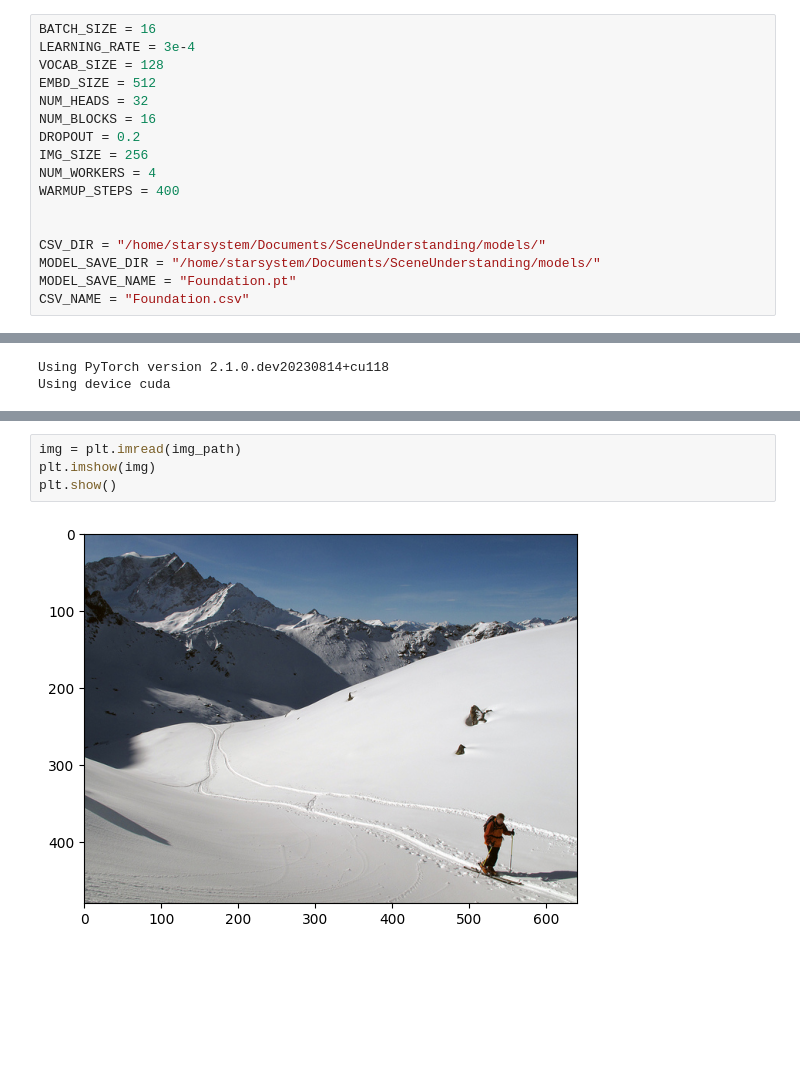
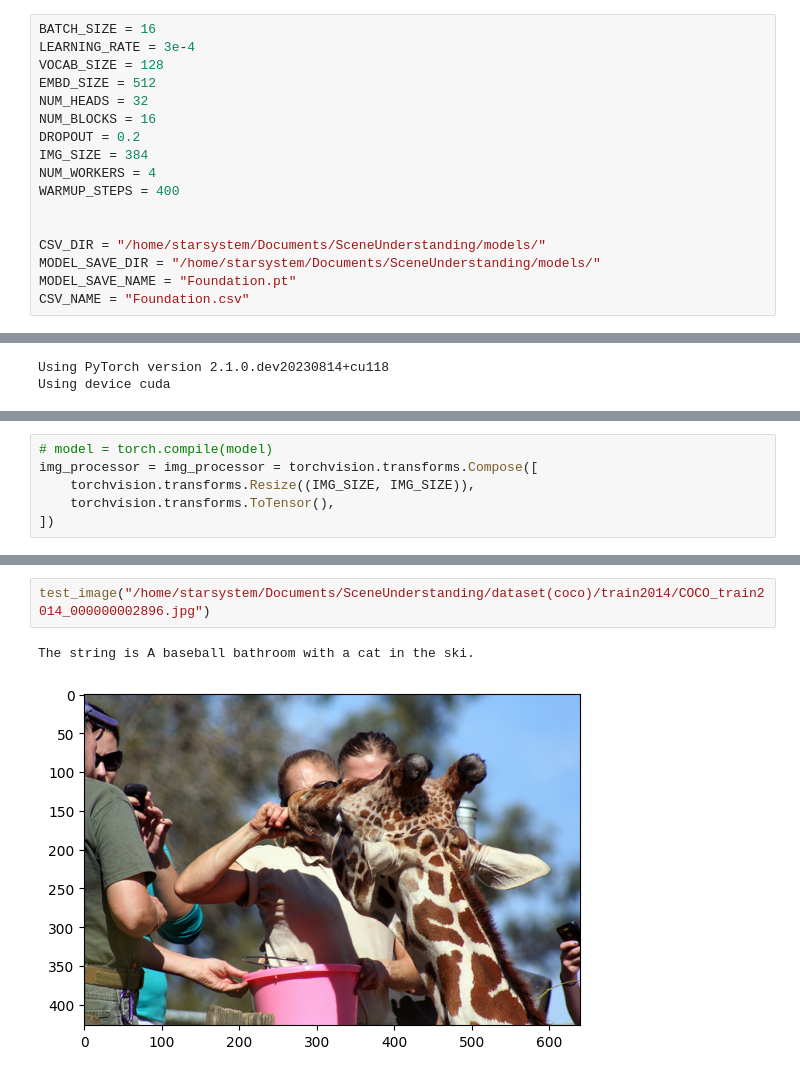
Before and after one commit to RahulVadhyar/SceneUnderstanding, a Jupyter notebook: code/demo.ipynb, the cells around one changed output, grey strips where cells are left out. Saved outputs shown, nothing was run; the diff lists cells and outputs as text; blank space fills up the shorter version.

```diff
--- a/code/demo.ipynb
+++ b/code/demo.ipynb
@@ -13,7 +12,7 @@ EMBD_SIZE = 512
 NUM_HEADS = 32
 NUM_BLOCKS = 16
 DROPOUT = 0.2
-IMG_SIZE = 256
+IMG_SIZE = 384
 NUM_WORKERS = 4
 WARMUP_STEPS = 400
 
@@ -52 +46,7 @@ torch._dynamo.reset()
+# %%
+# model = torch.compile(model)
+img_processor = img_processor = torchvision.transforms.Compose([
+    torchvision.transforms.Resize((IMG_SIZE, IMG_SIZE)),
+    torchvision.transforms.ToTensor(),
+])
 # %%
@@ -80,6 +82,5 @@ A man standing in front of a table with a pizza on it.
-# %%
-img = plt.imread(img_path)
-plt.imshow(img)
-plt.show()
-# %% [output]
-[figure, removed]
+# %%
+test_image("/home/starsystem/Documents/SceneUnderstanding/dataset(coco)/train2014/COCO_train2014_000000002896.jpg")
+# %% [output]
+The string is A baseball bathroom with a cat in the ski.
+[figure, added]
```
Also changed, not shown: parts of 7 cells of this notebook, 6 other files.
